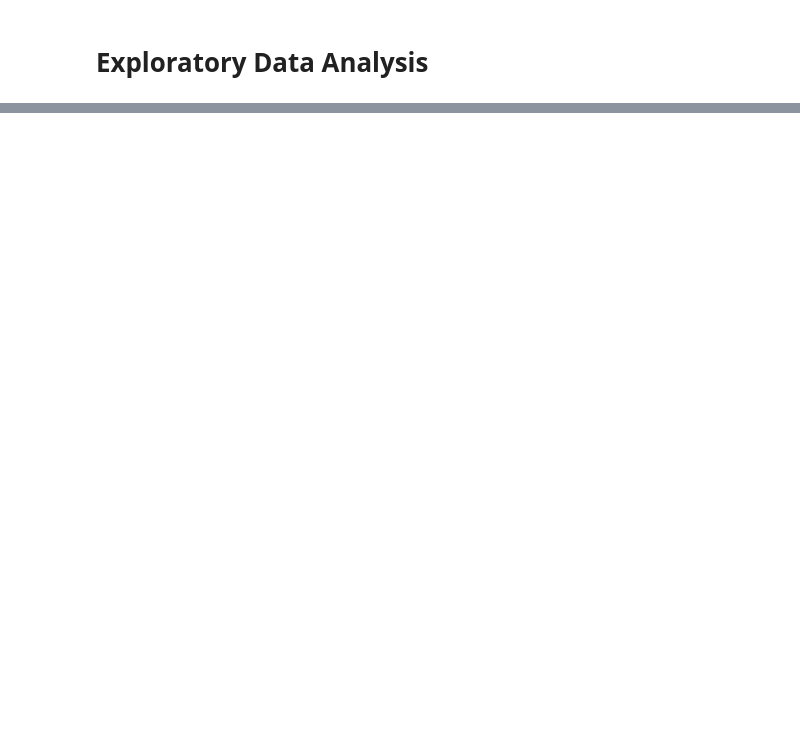
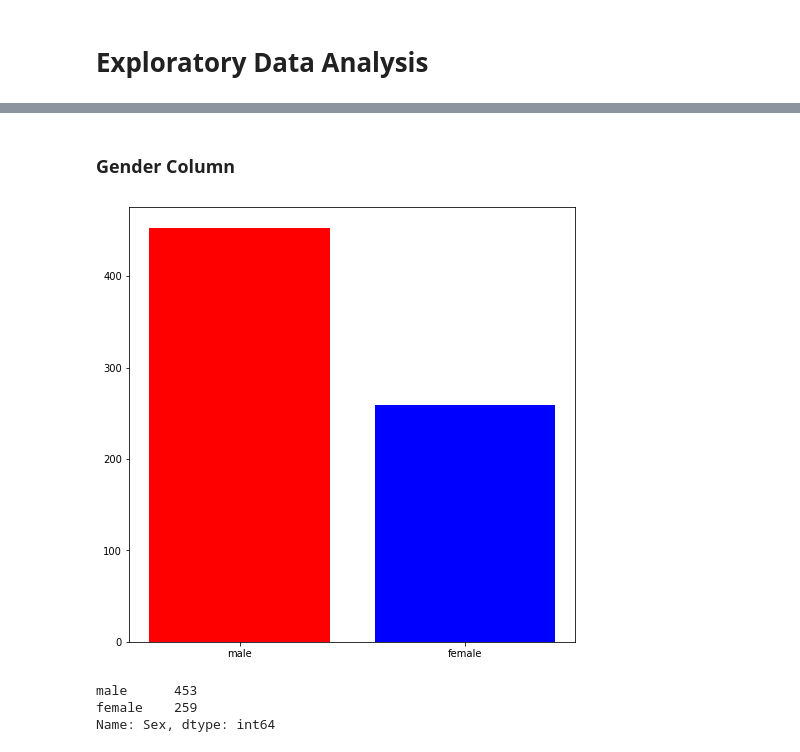
Before and after one commit to neharikajsh/Titanic_Data_Evaluation, a Jupyter notebook: Titanic_Data_Evaluation.ipynb, the cells around one changed output, grey strips where cells are left out. Cells and saved outputs as stored; diff of their text form; code cells hidden in the pictures; blank space fills up the shorter version.

```diff
--- a/Titanic_Data_Evaluation.ipynb
+++ b/Titanic_Data_Evaluation.ipynb
@@ -92,0 +146,21 @@ Name: LoanAmount, Length: 203, dtype: int64
+# %% [markdown]
+### **Gender Column**
+# %%
+category_classes = filtered_data['Sex'].unique()
+category_counts = []
+
+for i in category_classes:
+  count = len(filtered_data[filtered_data.Sex==i])
+  category_counts.append(count)
+
+plt.figure(figsize=(8, 8))
+plt.bar(category_classes,category_counts,color=['red','blue'])
+plt.show()
+
+print('\n')
+print(filtered_data['Sex'].value_counts())
+# %% [output]
+[figure, added]
+male      453
+female    259
+Name: Sex, dtype: int64
```
Also changed, not shown: parts of 21 cells of this notebook.
